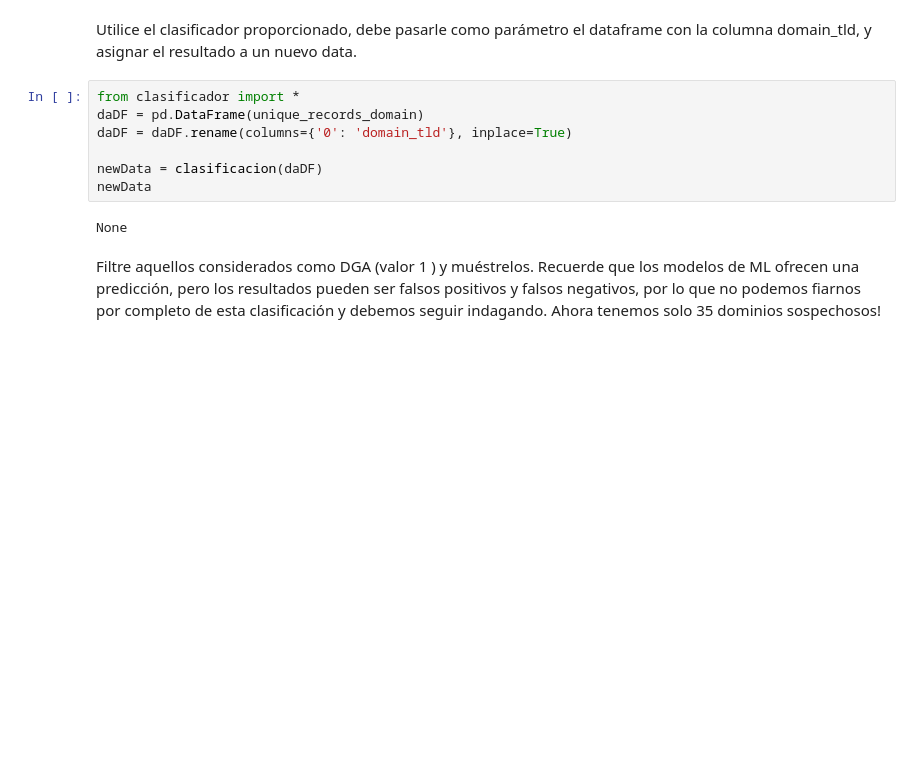
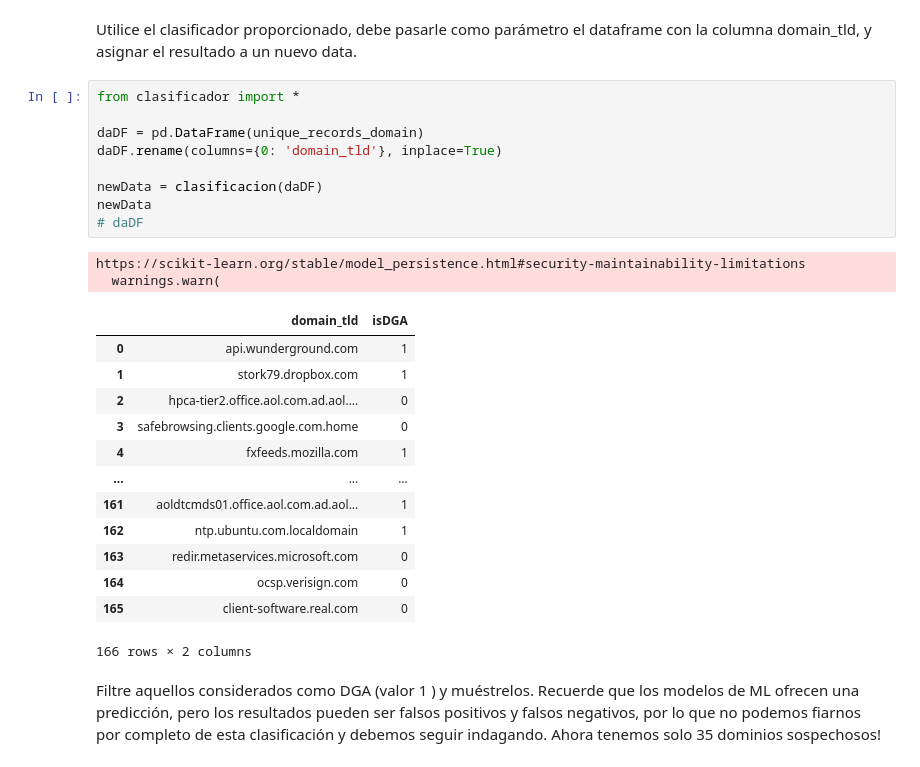
Before and after one commit to lauratamath/lab09_Threat-Hunting, a Jupyter notebook: main.ipynb, the cells around one changed output. Cells and saved outputs as stored; diff of their text form; blank space fills up the shorter version.

```diff
--- a/main.ipynb
+++ b/main.ipynb
@@ -163,12 +163,28 @@ len(unique_records_domain)
 Utilice  el  clasificador  proporcionado,  debe  pasarle  como  parámetro  el  dataframe  con  la columna domain_tld, y asignar el resultado a un nuevo data.
 # %%
 from clasificador import *
+
 daDF = pd.DataFrame(unique_records_domain)
-daDF = daDF.rename(columns={'0': 'domain_tld'}, inplace=True)
+daDF.rename(columns={0: 'domain_tld'}, inplace=True)
 
 newData = clasificacion(daDF)
 newData
+# daDF
 # %% [output]
-None
+https://scikit-learn.org/stable/model_persistence.html#security-maintainability-limitations
+  warnings.warn(
+|  | domain_tld | isDGA |
+| 0 | api.wunderground.com | 1 |
+| 1 | stork79.dropbox.com | 1 |
+| 2 | hpca-tier2.office.aol.com.ad.aol.... | 0 |
+| 3 | safebrowsing.clients.google.com.home | 0 |
+| 4 | fxfeeds.mozilla.com | 1 |
+| ... | ... | ... |
+| 161 | aoldtcmds01.office.aol.com.ad.aol... | 1 |
+| 162 | ntp.ubuntu.com.localdomain | 1 |
+| 163 | redir.metaservices.microsoft.com | 0 |
+| 164 | ocsp.verisign.com | 0 |
+| 165 | client-software.real.com | 0 |
+166 rows × 2 columns
 # %% [markdown]
 Filtre aquellos considerados como DGA (valor 1 ) y muéstrelos. Recuerde que los modelos de ML ofrecen una predicción, pero los resultados pueden ser falsos positivos y falsos negativos, por  lo  que  no  podemos  fiarnos  por  completo  de  esta  clasificación  y  debemos  seguir indagando. Ahora tenemos solo 35 dominios sospechosos!
```
Also changed, not shown: parts of 2 cells of this notebook.
